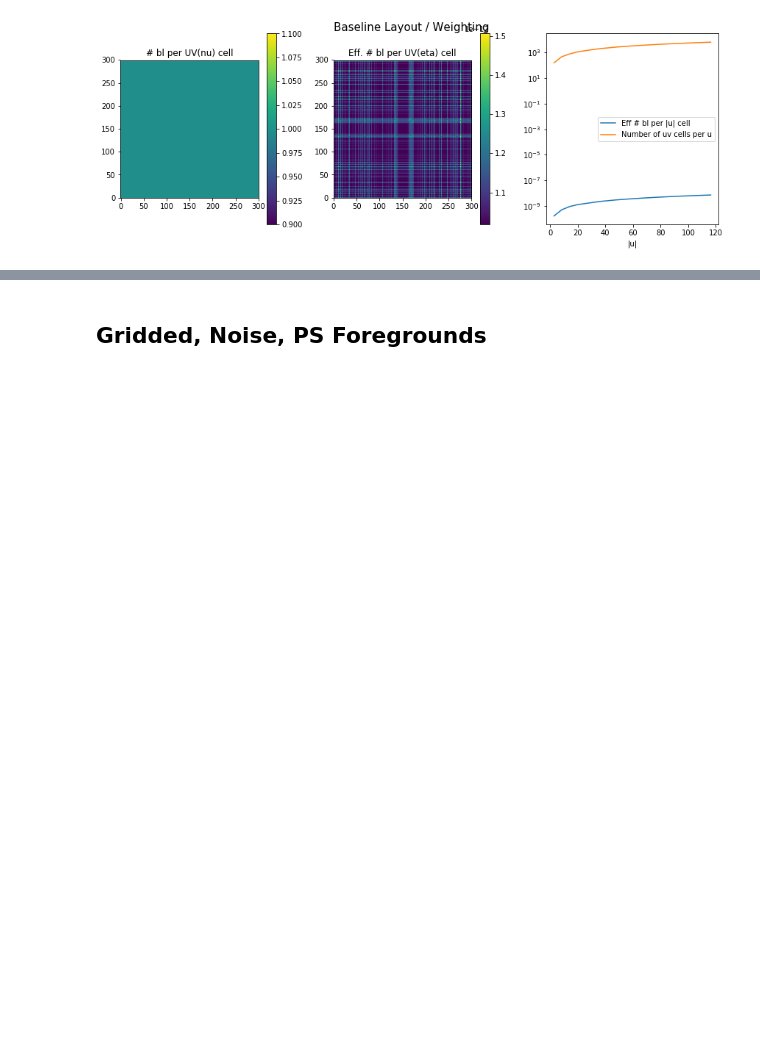
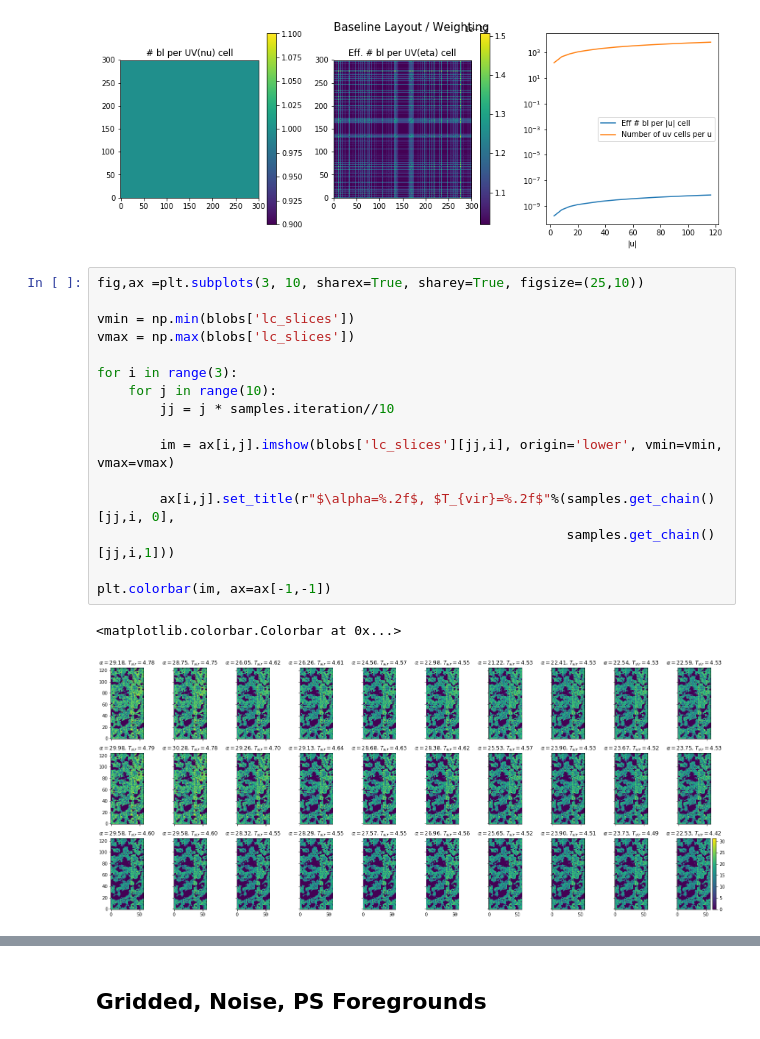
Before and after one commit to BellaNasirudin/py21cmmc_fg, a Jupyter notebook: devel/test_series/visualising_results.ipynb, the cells around one changed output, grey strips where cells are left out. Drawn from its saved outputs; the diff is of its cells as text; blank space fills up the shorter version.

```diff
--- a/devel/test_series/visualising_results.ipynb
+++ b/devel/test_series/visualising_results.ipynb
@@ -220,3 +217,22 @@ fig.suptitle("Baseline Layout / Weighting", fontsize=15);
 plt.tight_layout()
 # %% [output]
 [figure]
+# %%
+fig,ax =plt.subplots(3, 10, sharex=True, sharey=True, figsize=(25,10))
+
+vmin = np.min(blobs['lc_slices'])
+vmax = np.max(blobs['lc_slices'])
+
+for i in range(3):
+    for j in range(10):
+        jj = j * samples.iteration//10
+
+        im = ax[i,j].imshow(blobs['lc_slices'][jj,i], origin='lower', vmin=vmin, vmax=vmax)
+
+        ax[i,j].set_title(r"$\alpha=%.2f$, $T_{vir}=%.2f$"%(samples.get_chain()[jj,i, 0],
+                                                            samples.get_chain()[jj,i,1]))
+
+plt.colorbar(im, ax=ax[-1,-1])
+# %% [output]
+<matplotlib.colorbar.Colorbar at 0x...>
+[figure, added]
```
Also changed, not shown: parts of 4 cells of this notebook, 5 other files.
